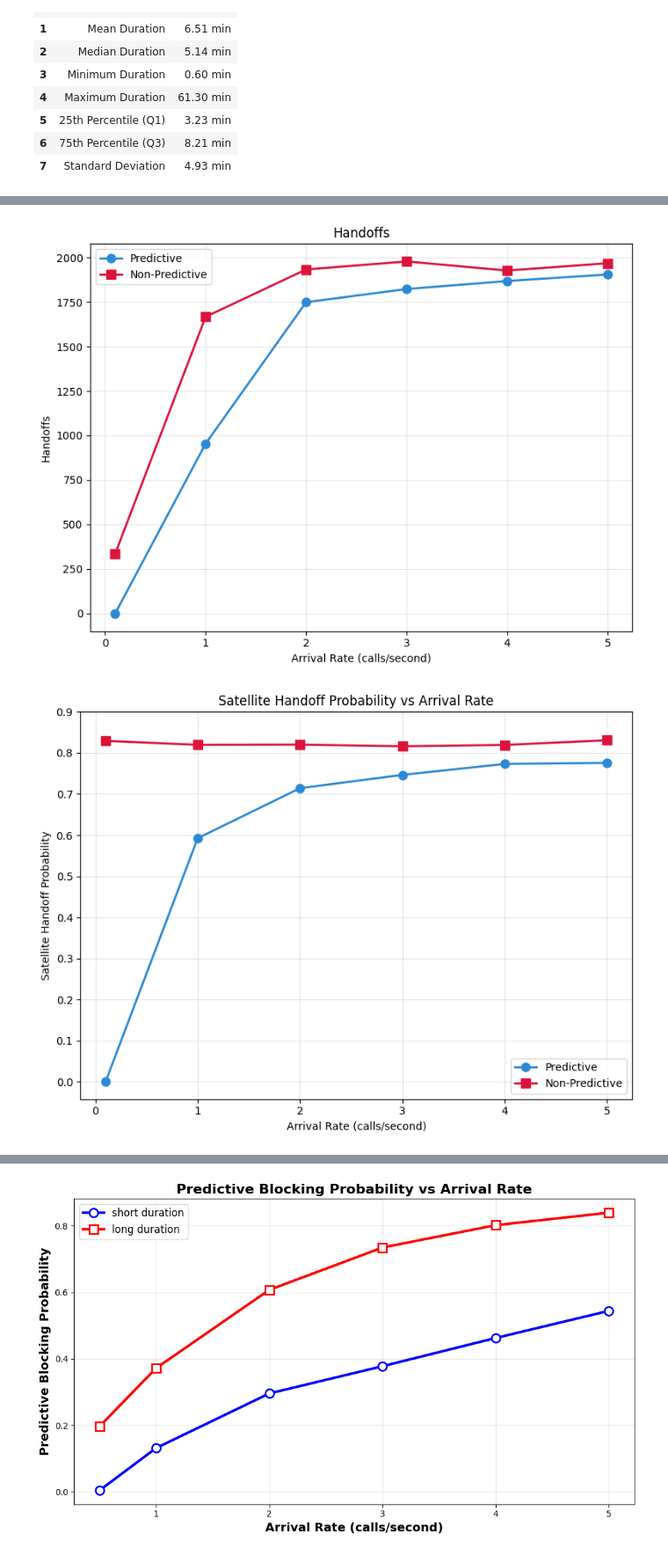
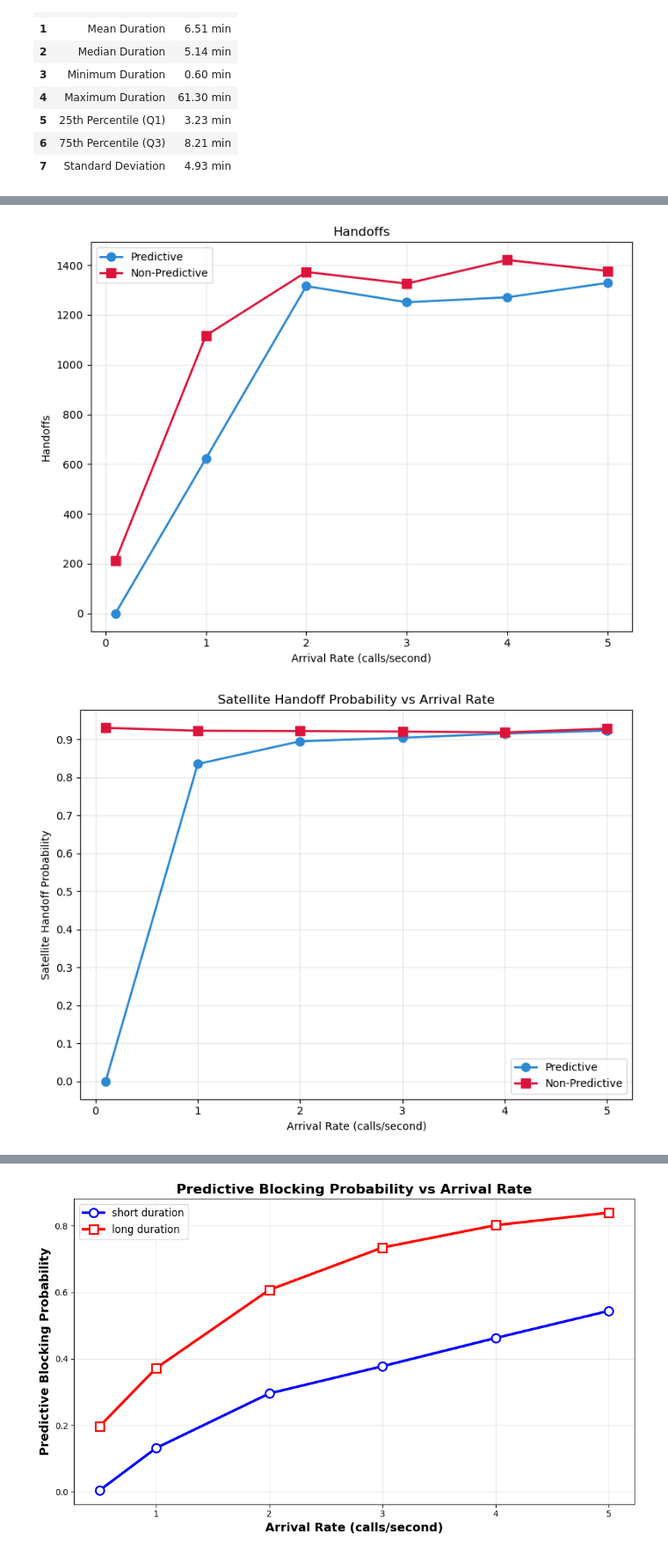
Before and after one commit to Delicia-D/6G-NetworkModel, a Jupyter notebook: notebook.ipynb, the cells around one changed output, grey strips where cells are left out. Shown at 88% size. Drawn from its saved outputs; the diff is of its cells as text; code cells hidden in the pictures.

```diff
--- a/notebook.ipynb
+++ b/notebook.ipynb
@@ -337,7 +337,7 @@ import matplotlib.pyplot as plt
 import seaborn as sns
 
 # Load the parallel results
-with open('arrival_rate_resultsmain2.pkl', 'rb') as f:
+with open('arrival_rate_resultsmainupdated.pkl', 'rb') as f:
     results = pickle.load(f)
 
 # Convert to DataFrame
@@ -418,2 +418,2 @@ Parallel Simulation Results:
-[figure, old version]
+[figure, new version]
-[figure, old version]
+[figure, new version]
```
Also changed, not shown: parts of 12 cells of this notebook, 6 other files.
